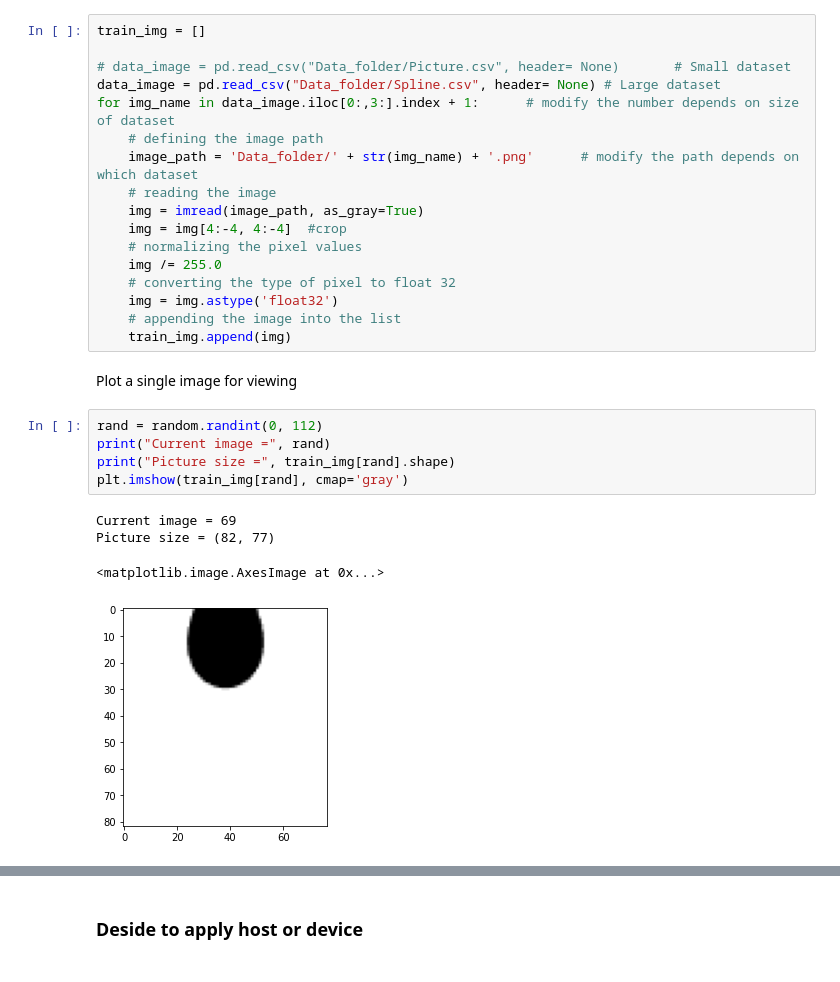
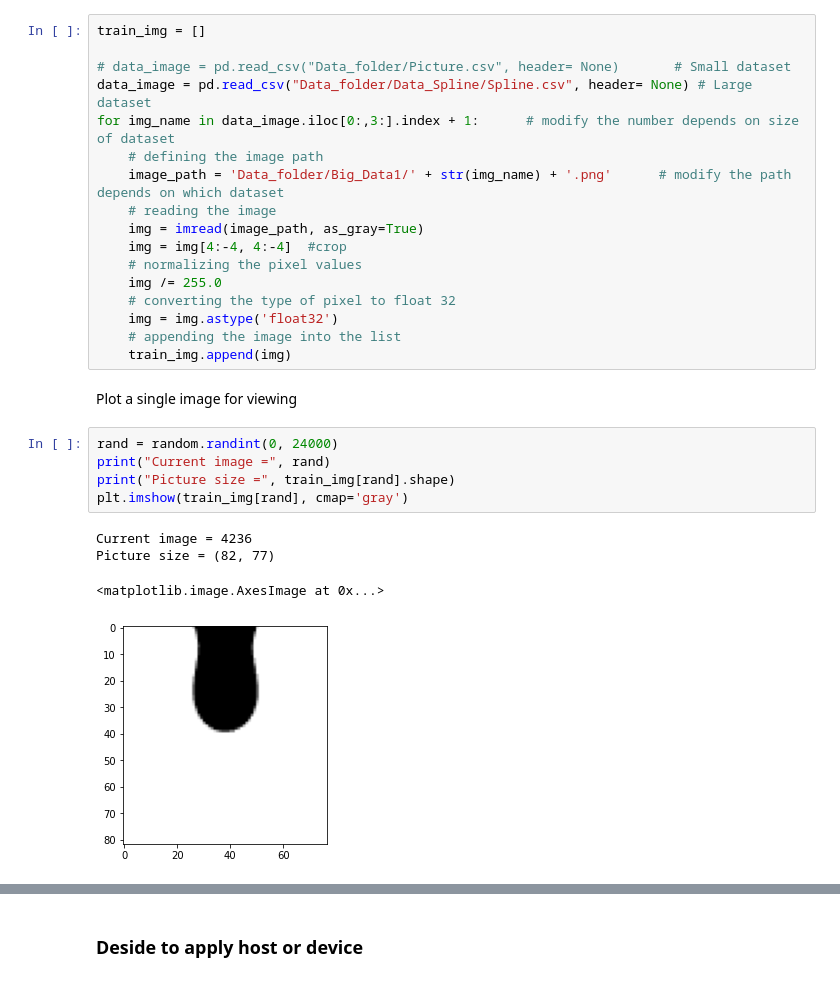
Before and after one commit to ShaoKAi100812/Pendant_Drop_Tensiometry_Prediction, a Jupyter notebook: main_spline.ipynb, the cells around one changed output, grey strips where cells are left out. Cells and saved outputs as stored; diff of their text form.

```diff
--- a/main_spline.ipynb
+++ b/main_spline.ipynb
@@ -147,10 +164,10 @@ Read image from files
 train_img = []
 
 # data_image = pd.read_csv("Data_folder/Picture.csv", header= None)       # Small dataset
-data_image = pd.read_csv("Data_folder/Spline.csv", header= None) # Large dataset
+data_image = pd.read_csv("Data_folder/Data_Spline/Spline.csv", header= None) # Large dataset
 for img_name in data_image.iloc[0:,3:].index + 1:      # modify the number depends on size of dataset
     # defining the image path
-    image_path = 'Data_folder/' + str(img_name) + '.png'      # modify the path depends on which dataset
+    image_path = 'Data_folder/Big_Data1/' + str(img_name) + '.png'      # modify the path depends on which dataset
     # reading the image
     img = imread(image_path, as_gray=True)
     img = img[4:-4, 4:-4]  #crop
@@ -163,15 +180,15 @@ for img_name in data_image.iloc[0:,3:].index + 1:      # modify the number depen
 # %% [markdown]
 Plot a single image for viewing
 # %%
-rand = random.randint(0, 112)
+rand = random.randint(0, 24000)
 print("Current image =", rand)
 print("Picture size =", train_img[rand].shape)
 plt.imshow(train_img[rand], cmap='gray')
 # %% [output]
-Current image = 69
+Current image = 4236
 Picture size = (82, 77)
 <matplotlib.image.AxesImage at 0x...>
-[figure, old version]
+[figure, new version]
 # %%
 # converting the list to numpy array
 train_x_pic = np.array(train_img)
```
Also changed, not shown: parts of 10 cells of this notebook.
